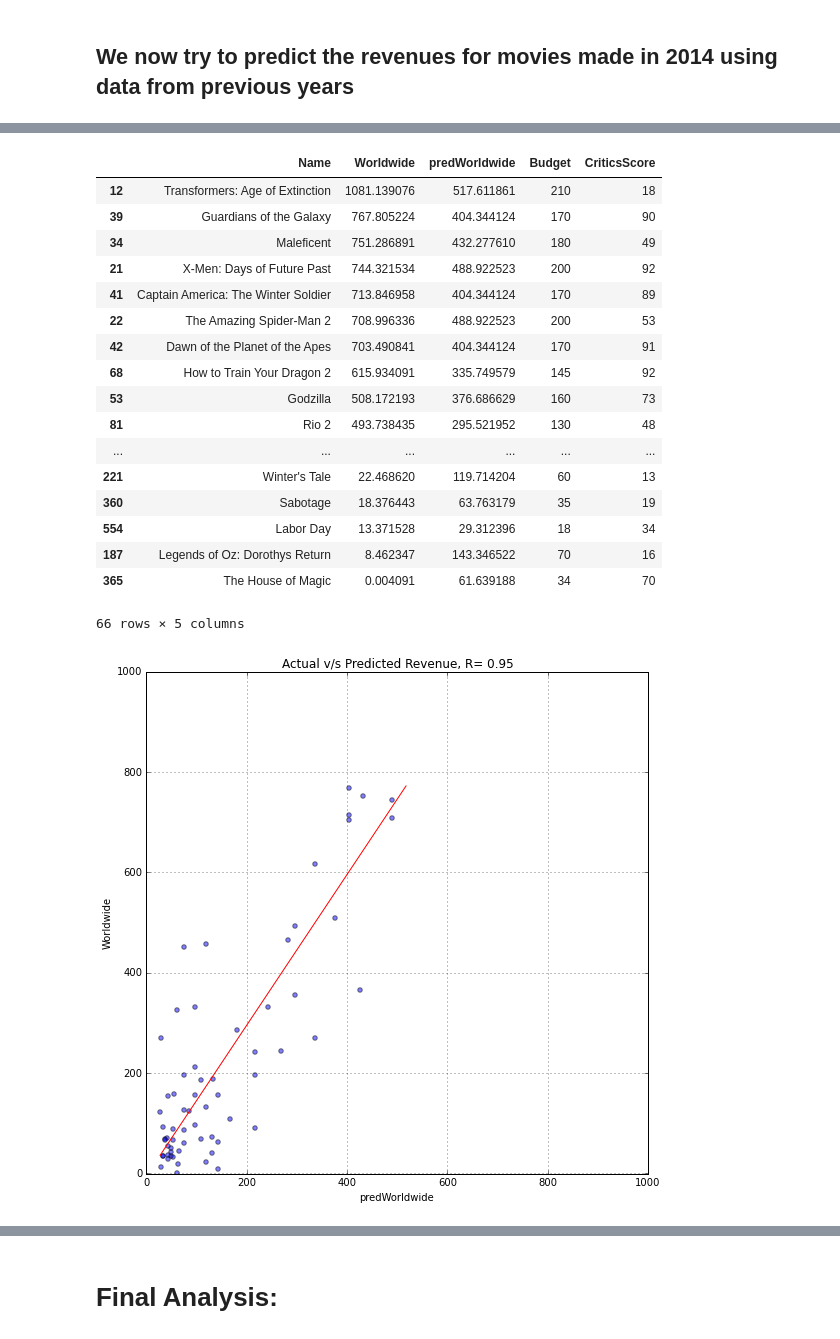
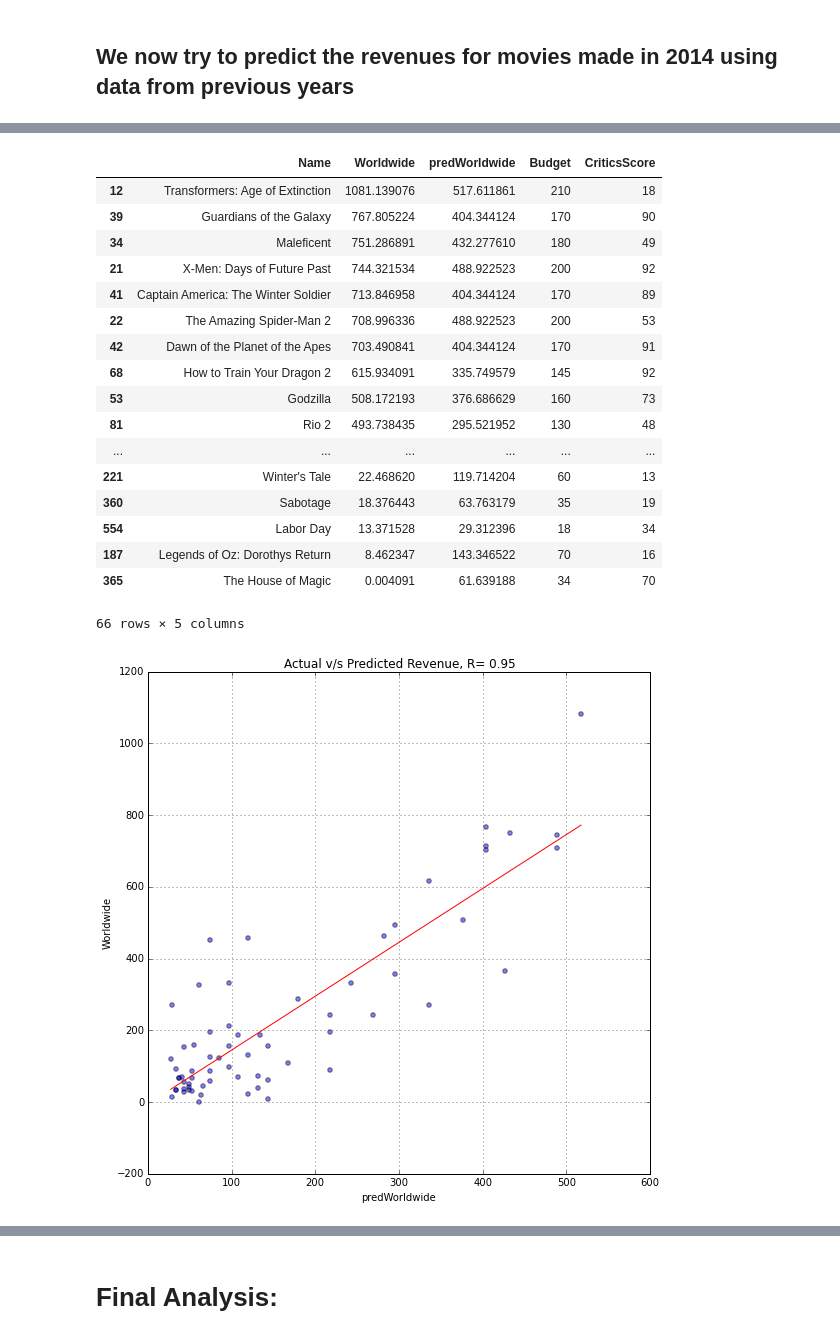
Before and after one commit to akhilketkar/cs209-project, a Jupyter notebook: Day_Ketkar_Kuiper_Gadalla_Process_Book.ipynb, the cells around one changed output, grey strips where cells are left out. Drawn from its saved outputs; the diff is of its cells as text; code cells hidden in the pictures.

```diff
--- a/Day_Ketkar_Kuiper_Gadalla_Process_Book.ipynb
+++ b/Day_Ketkar_Kuiper_Gadalla_Process_Book.ipynb
@@ -388,10 +395,7 @@ dataTest.plot("predWorldwide","Worldwide",kind="scatter",
 m, b = np.polyfit(dataTest.predWorldwide, dataTest.Worldwide, 1)
 x = np.linspace(dataTest.predWorldwide.min(), dataTest.predWorldwide.max(), 1000)
 plt.plot(x, m*x +b, 'r-')
-plt.show
 
-plt.xlim((-1,1000))
-plt.ylim((-1,1000))
 
 # show the results
 dataTest = dataTest.sort("Worldwide",ascending=False)
@@ -436,6 +440,6 @@ Kurtosis:                      16.076   Cond. No.                         1.00
 | 365 | The House of Magic | 0.004091 | 61.639188 | 34 | 70 |
 66 rows × 5 columns
-[figure, old version]
+[figure, new version]
 # %%
 # Model 2 -- Final Model: Budget and Critics Score
 
```
Also changed, not shown: parts of 13 cells of this notebook, 2 other files.
